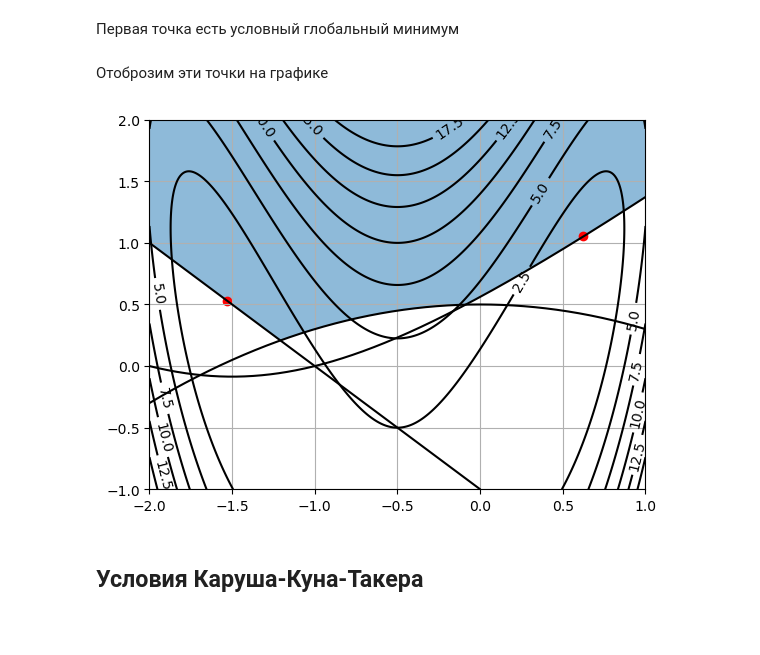
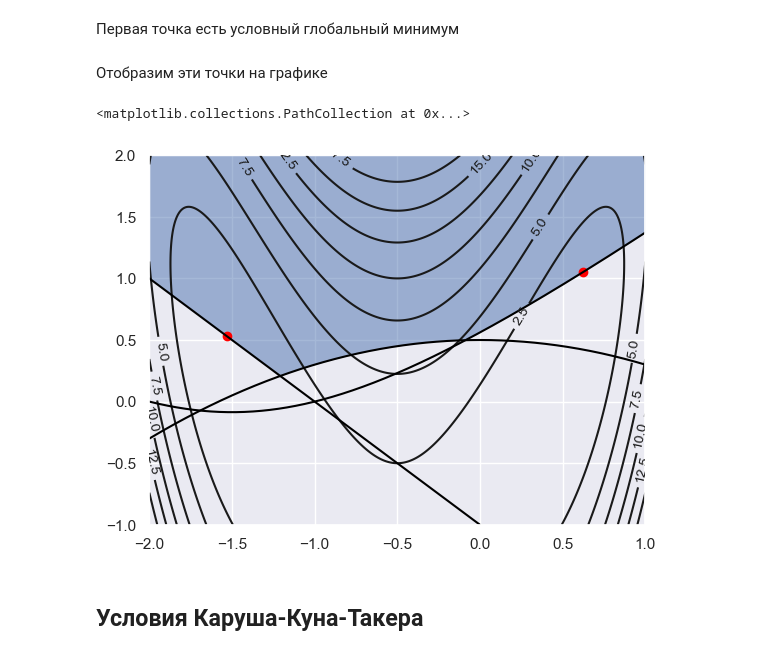
Before and after one commit to oleg-w570/optimization-methods, a Jupyter notebook: lab4.ipynb, the cells around one changed output. Cells and saved outputs as stored; diff of their text form; code cells hidden in the pictures; blank space fills up the shorter version.

```diff
--- a/lab4.ipynb
+++ b/lab4.ipynb
@@ -2,6 +2,8 @@
 import matplotlib.pyplot as plt
 import numpy as np
 import sympy as sp
+import seaborn as sns
+sns.set_theme()
 # %% [markdown]
 # Лабораторная работа №4 (вариант 5)
 # %% [markdown]
@@ -181,19 +183,19 @@ Q(loc_min1), Q(loc_min2)
 # %% [markdown]
 Первая точка есть условный глобальный минимум
 # %% [markdown]
-Отоброзим эти точки на графике
+Отобразим эти точки на графике
 # %%
 CS = plt.contour(X, Y, Z, colors='k')
 plt.clabel(CS, inline=True, fontsize=10)
 plt.plot(x, g1_eq_zero(x), color='black')
 plt.plot(x[:666], g2_eq_zero(x[:666]), color='black')
 plt.plot(x, g3_eq_zero(x), color='black')
 plt.fill_between(x, 2, np.maximum(np.maximum(g1_eq_zero(x), g2_eq_zero(x)), g3_eq_zero(x)), alpha=0.5)
 plt.scatter(loc_min1[0], loc_min1[1], c='red')
 plt.scatter(loc_min2[0], loc_min2[1],  c='red')
-plt.grid()
 # %% [output]
+<matplotlib.collections.PathCollection at 0x...>
-[figure, old version]
+[figure, new version]
 # %% [markdown]
 ## Условия Каруша-Куна-Такера
 # %% [markdown]
```
Also changed, not shown: parts of 4 cells of this notebook, 3 other files.
